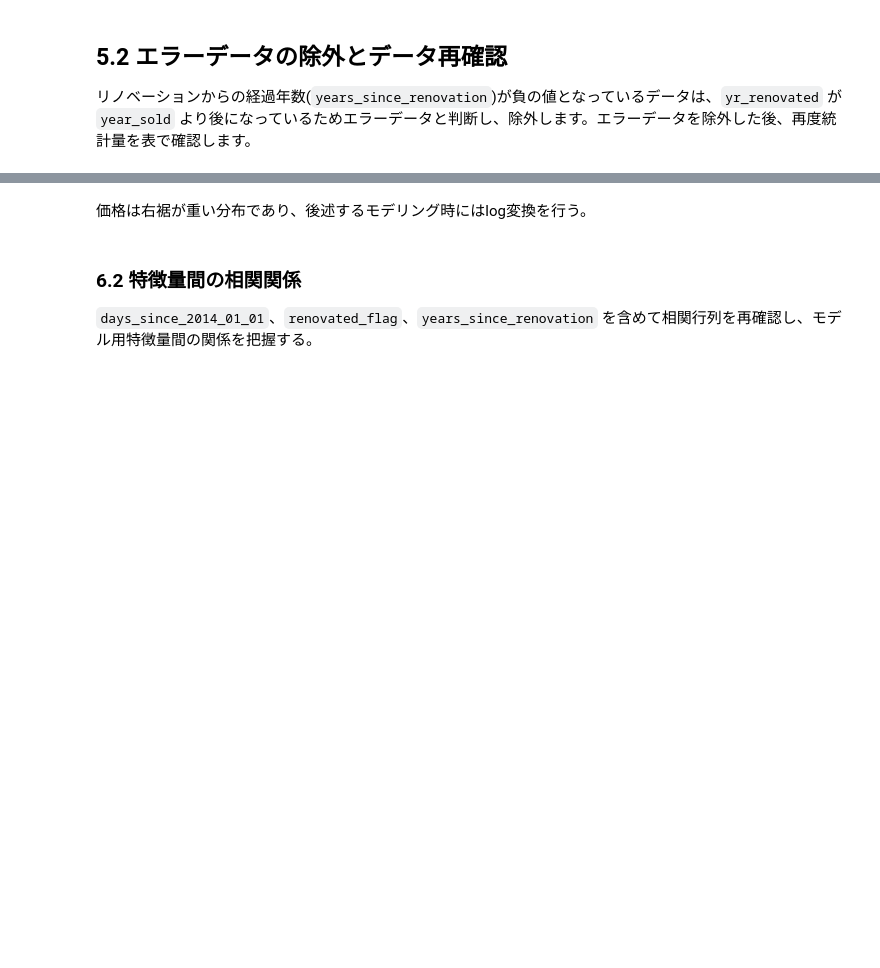
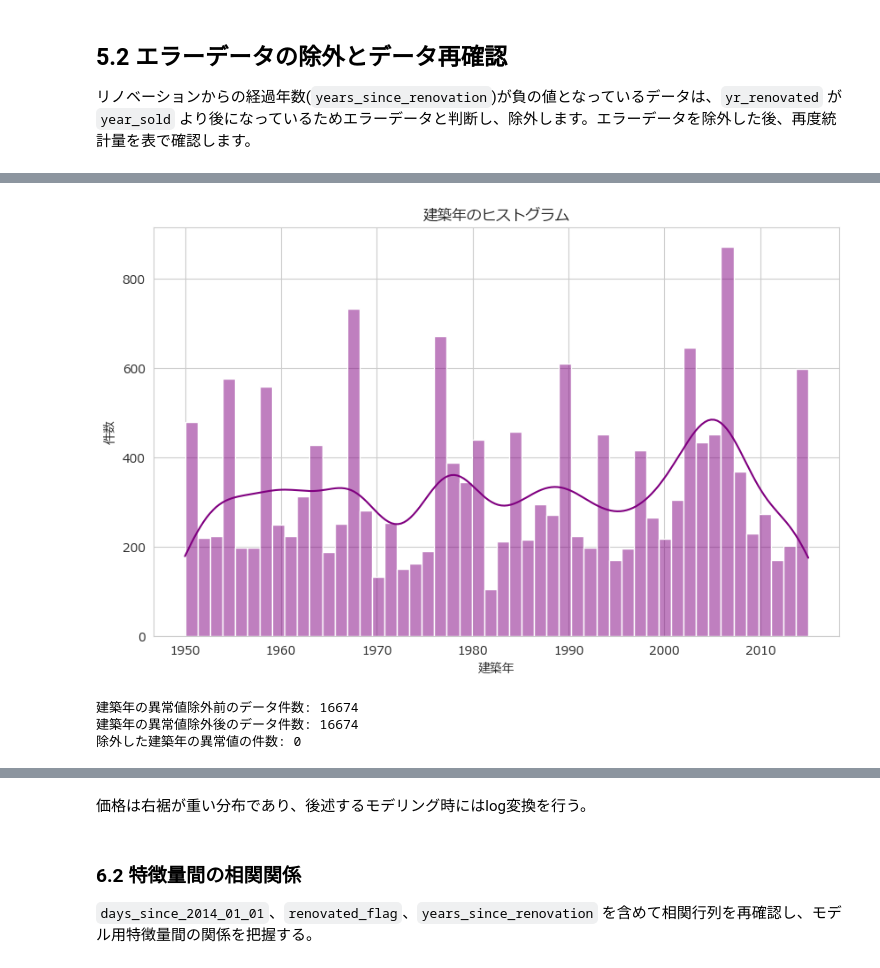
Before and after one commit to Naisinn/dataScientist_exam, a Jupyter notebook: analisis.ipynb, the cells around one changed output, grey strips where cells are left out. Saved outputs shown, nothing was run; the diff lists cells and outputs as text; code cells hidden in the pictures; blank space fills up the shorter version.

```diff
--- a/analisis.ipynb
+++ b/analisis.ipynb
@@ -215,0 +313,25 @@ display(describe_df)
+# %%
+# 建築年の分布を確認
+plt.figure(figsize=(10, 6))
+sns.histplot(data['yr_built'], bins=50, kde=True, color='purple')
+plt.title("建築年のヒストグラム")
+plt.xlabel("建築年")
+plt.ylabel("件数")
+plt.show()
+
+# 建築年の範囲を設定
+lower_bound_yr_built = 1950
+upper_bound_yr_built = 2024
+initial_count = data.shape[0]
+data = data[(data['yr_built'] >= lower_bound_yr_built) & (data['yr_built'] <= upper_bound_yr_built)]
+filtered_count = data.shape[0]
+removed_count = initial_count - filtered_count
+
+print(f"建築年の異常値除外前のデータ件数: {initial_count}")
+print(f"建築年の異常値除外後のデータ件数: {filtered_count}")
+print(f"除外した建築年の異常値の件数: {removed_count}")
+# %% [output]
+[figure, added]
+建築年の異常値除外前のデータ件数: 16674
+建築年の異常値除外後のデータ件数: 16674
+除外した建築年の異常値の件数: 0
```
Also changed, not shown: parts of 10 cells of this notebook.
